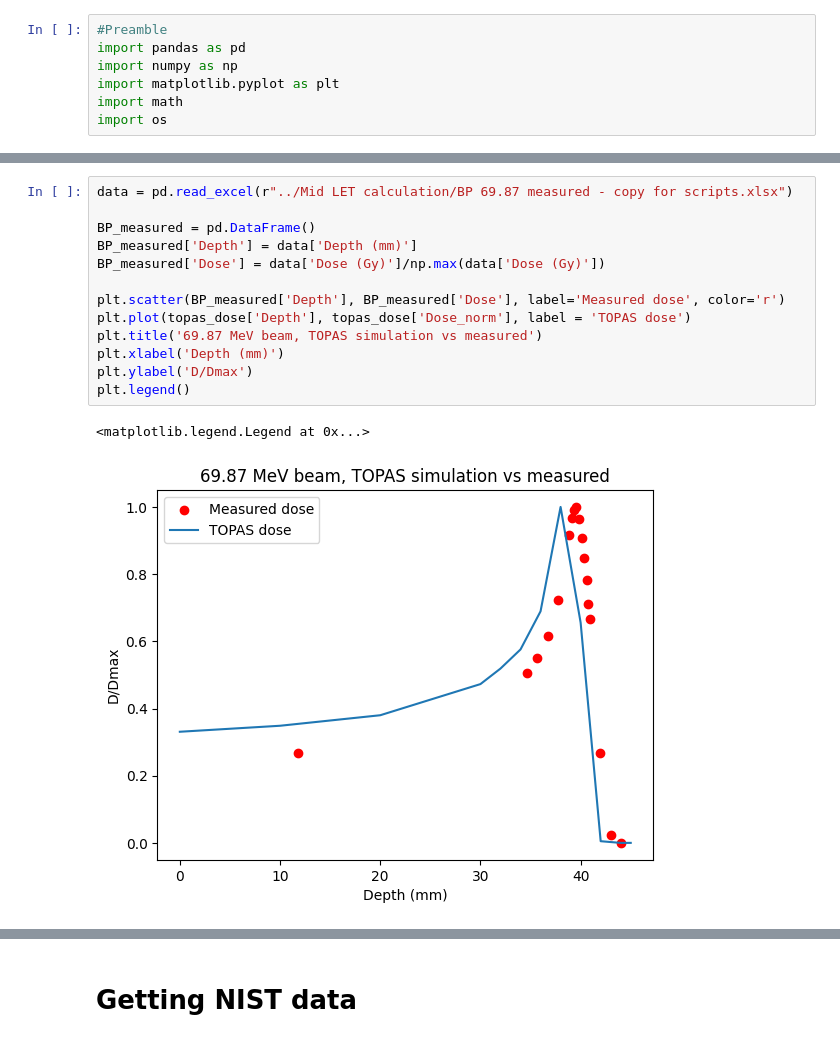
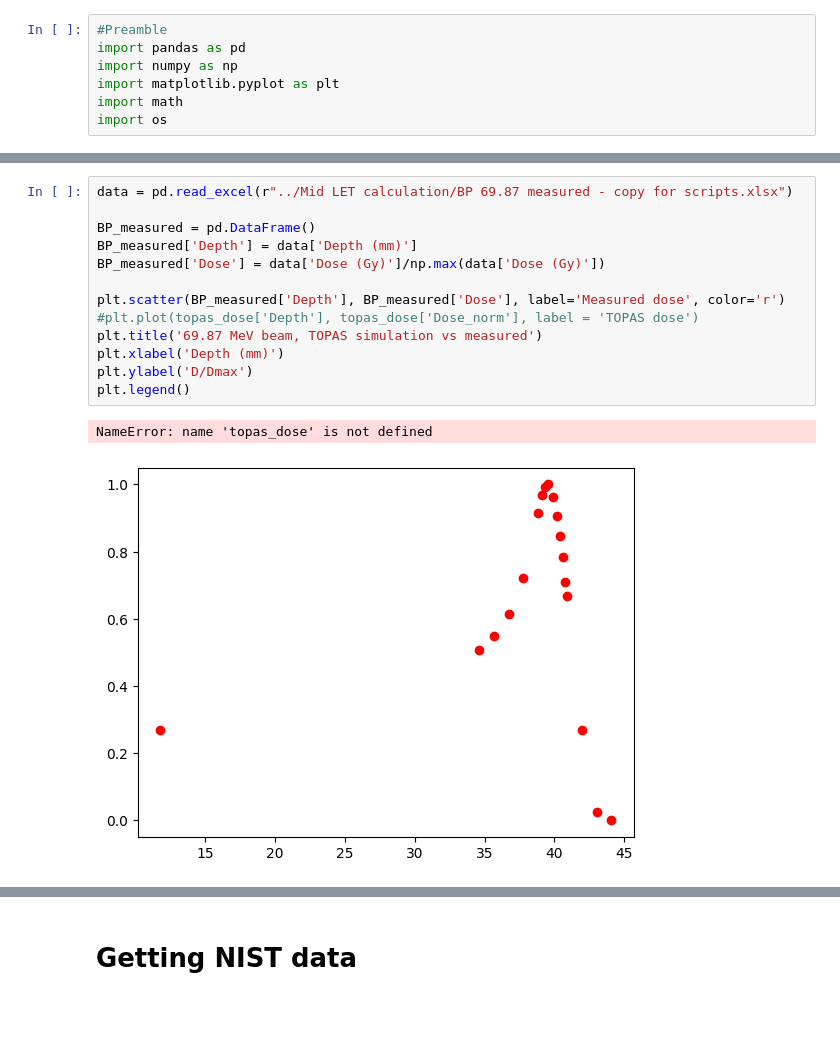
Before and after one commit to BrittHaanen15/Thesis_project, a Jupyter notebook: Python codes/TOPAS beam analysis.ipynb, the cells around one changed output, grey strips where cells are left out. Cells and saved outputs as stored; diff of their text form; blank space fills up the shorter version.

```diff
--- a/Python codes/TOPAS beam analysis.ipynb
+++ b/Python codes/TOPAS beam analysis.ipynb
@@ -23,16 +8,16 @@ topas_dose['Dose_norm'] = topas_dose['Dose']/max(topas_dose['Dose'])
 # %%
 data = pd.read_excel(r"../Mid LET calculation/BP 69.87 measured - copy for scripts.xlsx")
 
 BP_measured = pd.DataFrame()
 BP_measured['Depth'] = data['Depth (mm)']
 BP_measured['Dose'] = data['Dose (Gy)']/np.max(data['Dose (Gy)'])
 
 plt.scatter(BP_measured['Depth'], BP_measured['Dose'], label='Measured dose', color='r')
-plt.plot(topas_dose['Depth'], topas_dose['Dose_norm'], label = 'TOPAS dose')
+#plt.plot(topas_dose['Depth'], topas_dose['Dose_norm'], label = 'TOPAS dose')
 plt.title('69.87 MeV beam, TOPAS simulation vs measured')
 plt.xlabel('Depth (mm)')
 plt.ylabel('D/Dmax')
 plt.legend()
 # %% [output]
-<matplotlib.legend.Legend at 0x...>
+NameError: name 'topas_dose' is not defined
-[figure, old version]
+[figure, new version]
```
Also changed, not shown: parts of 7 cells of this notebook, 26 other files.
